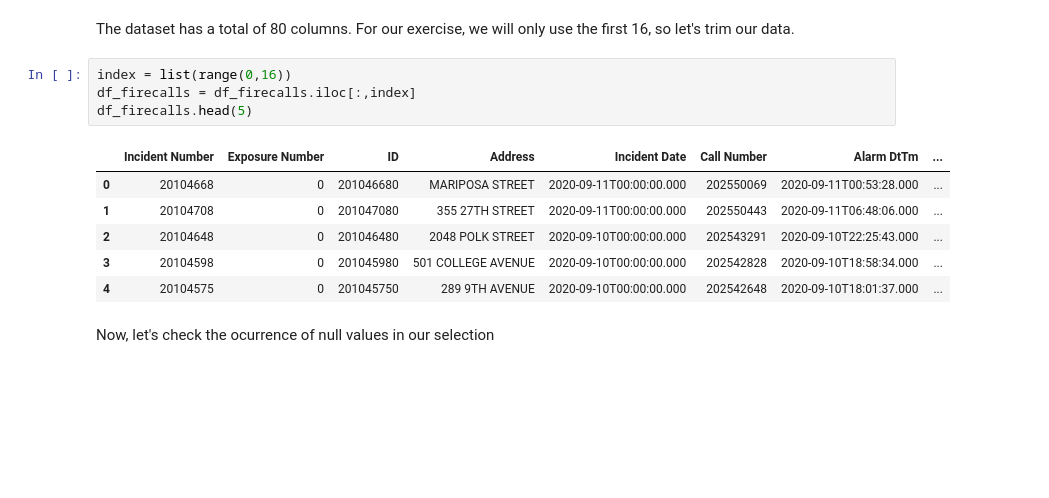
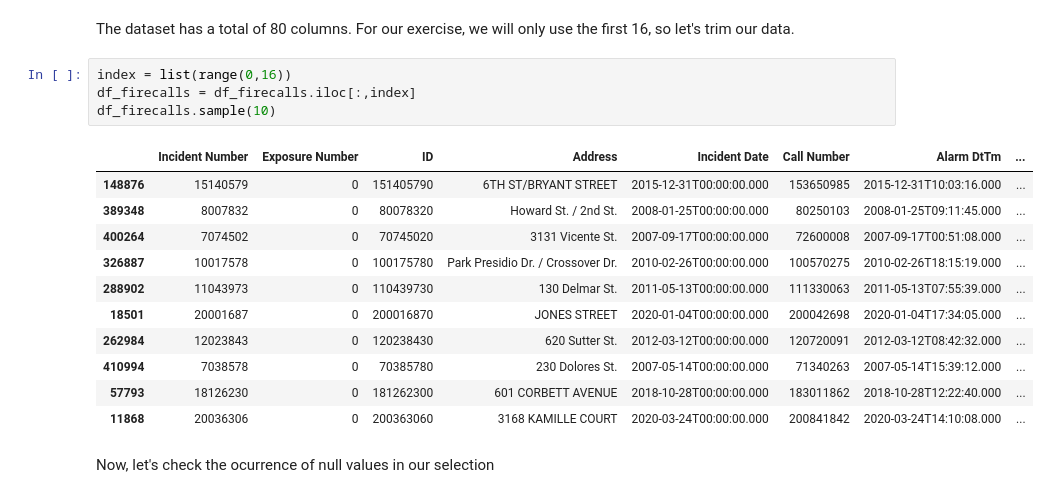
Before and after one commit to dpico02/Exploring-sf-firecalls, a Jupyter notebook: Exploring.ipynb, the cells around one changed output. Drawn from its saved outputs; the diff is of its cells as text; blank space fills up the shorter version.

```diff
--- a/Exploring.ipynb
+++ b/Exploring.ipynb
@@ -32,14 +32,19 @@ The dataset has a total of 80 columns. For our exercise, we will only use the fi
 # %%
 index = list(range(0,16))
 df_firecalls = df_firecalls.iloc[:,index]
-df_firecalls.head(5)
+df_firecalls.sample(10)
 # %% [output]
 |  | Incident Number | Exposure Number | ID | Address | Incident Date | Call Number | Alarm DtTm | ... |
-| 0 | 20104668 | 0 | 201046680 | MARIPOSA STREET | 2020-09-11T00:00:00.000 | 202550069 | 2020-09-11T00:53:28.000 | ... |
-| 1 | 20104708 | 0 | 201047080 | 355 27TH STREET | 2020-09-11T00:00:00.000 | 202550443 | 2020-09-11T06:48:06.000 | ... |
-| 2 | 20104648 | 0 | 201046480 | 2048 POLK STREET | 2020-09-10T00:00:00.000 | 202543291 | 2020-09-10T22:25:43.000 | ... |
-| 3 | 20104598 | 0 | 201045980 | 501 COLLEGE AVENUE | 2020-09-10T00:00:00.000 | 202542828 | 2020-09-10T18:58:34.000 | ... |
-| 4 | 20104575 | 0 | 201045750 | 289 9TH AVENUE | 2020-09-10T00:00:00.000 | 202542648 | 2020-09-10T18:01:37.000 | ... |
+| 148876 | 15140579 | 0 | 151405790 | 6TH ST/BRYANT STREET | 2015-12-31T00:00:00.000 | 153650985 | 2015-12-31T10:03:16.000 | ... |
+| 389348 | 8007832 | 0 | 80078320 | Howard St. / 2nd St. | 2008-01-25T00:00:00.000 | 80250103 | 2008-01-25T09:11:45.000 | ... |
+| 400264 | 7074502 | 0 | 70745020 | 3131 Vicente St. | 2007-09-17T00:00:00.000 | 72600008 | 2007-09-17T00:51:08.000 | ... |
+| 326887 | 10017578 | 0 | 100175780 | Park Presidio Dr. / Crossover Dr. | 2010-02-26T00:00:00.000 | 100570275 | 2010-02-26T18:15:19.000 | ... |
+| 288902 | 11043973 | 0 | 110439730 | 130 Delmar St. | 2011-05-13T00:00:00.000 | 111330063 | 2011-05-13T07:55:39.000 | ... |
+| 18501 | 20001687 | 0 | 200016870 | JONES STREET | 2020-01-04T00:00:00.000 | 200042698 | 2020-01-04T17:34:05.000 | ... |
+| 262984 | 12023843 | 0 | 120238430 | 620 Sutter St. | 2012-03-12T00:00:00.000 | 120720091 | 2012-03-12T08:42:32.000 | ... |
+| 410994 | 7038578 | 0 | 70385780 | 230 Dolores St. | 2007-05-14T00:00:00.000 | 71340263 | 2007-05-14T15:39:12.000 | ... |
+| 57793 | 18126230 | 0 | 181262300 | 601 CORBETT AVENUE | 2018-10-28T00:00:00.000 | 183011862 | 2018-10-28T12:22:40.000 | ... |
+| 11868 | 20036306 | 0 | 200363060 | 3168 KAMILLE COURT | 2020-03-24T00:00:00.000 | 200841842 | 2020-03-24T14:10:08.000 | ... |
 # %% [markdown]
 Now, let's check the ocurrence of null values in our selection
 # %%
```
Also changed, not shown: parts of 7 cells of this notebook.
